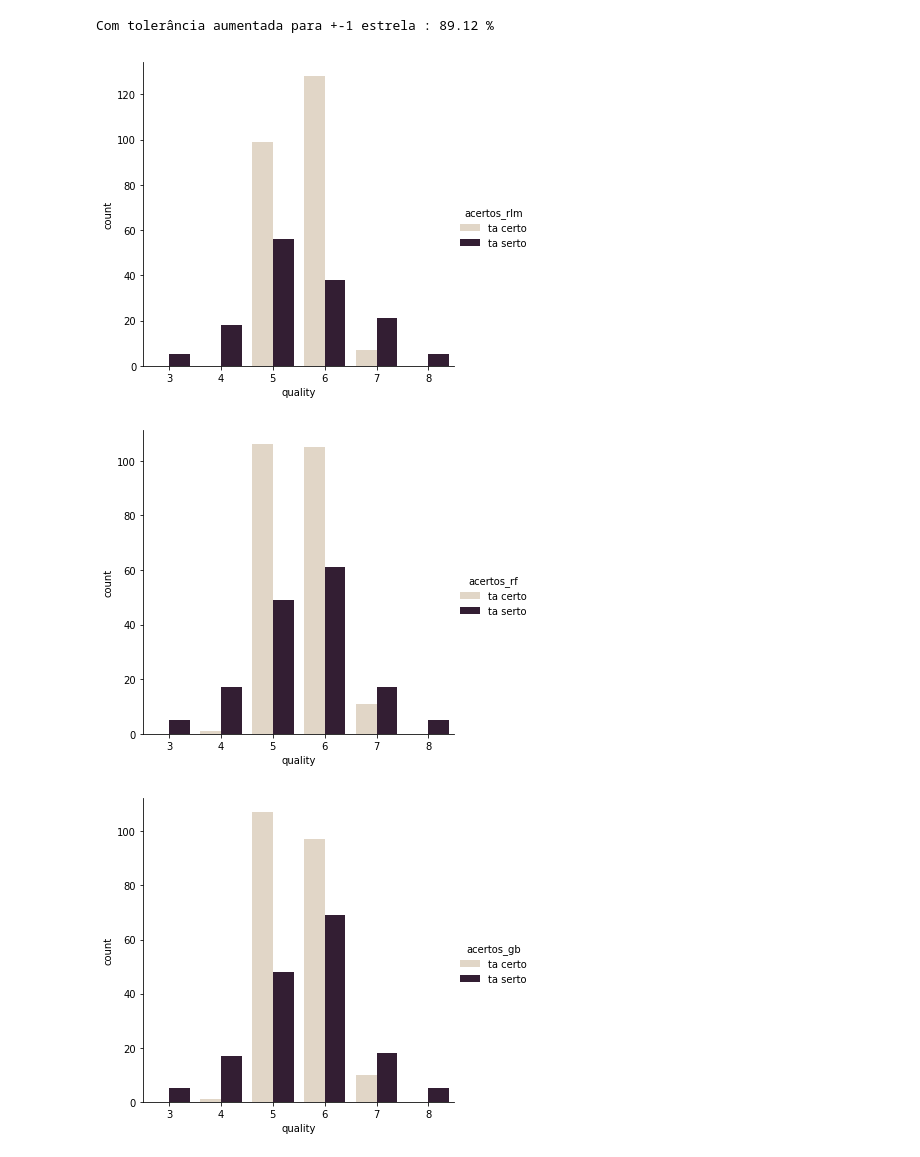
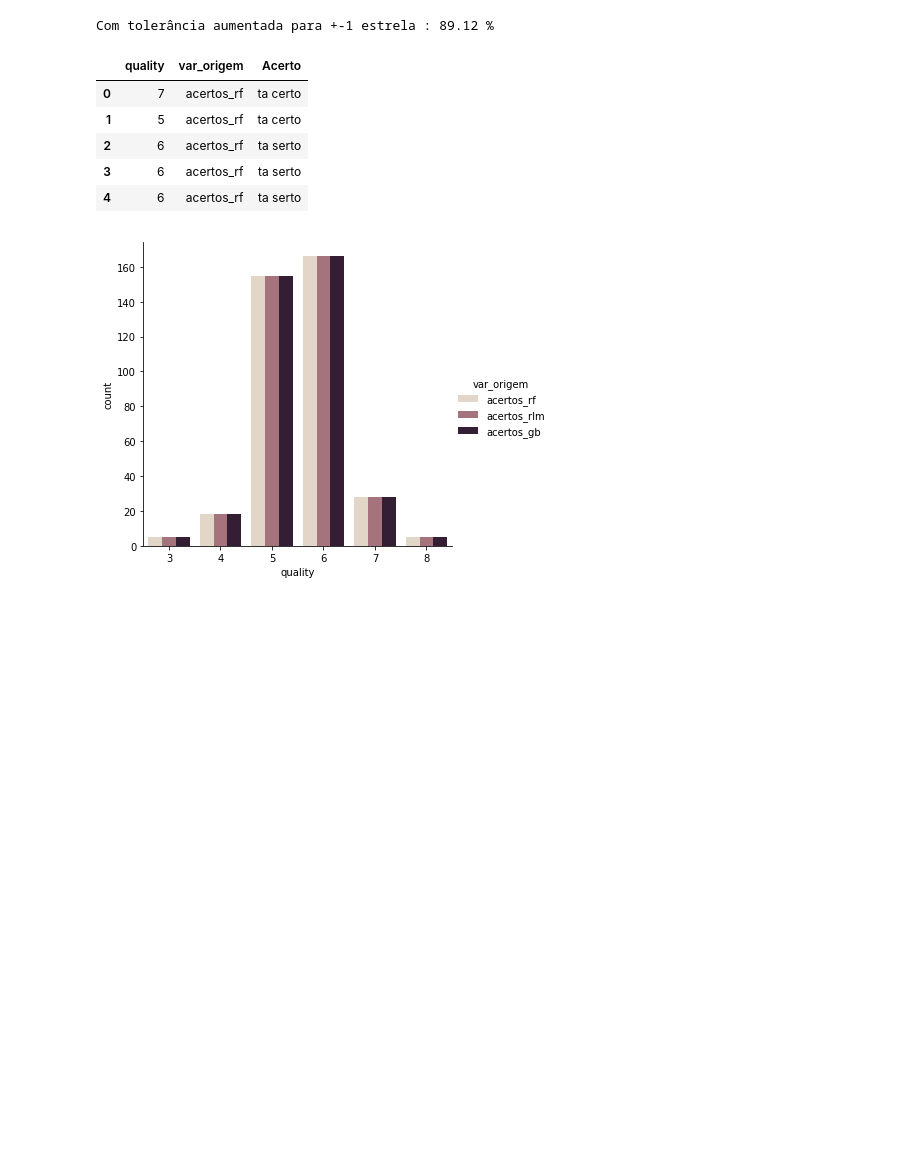
Before and after one commit to robertoschno/Projeto_Final_CD, a Jupyter notebook: Wine_quality_pred.ipynb, the cells around one changed output. Drawn from its saved outputs; the diff is of its cells as text; code cells hidden in the pictures; blank space fills up the shorter version.

```diff
--- a/Wine_quality_pred.ipynb
+++ b/Wine_quality_pred.ipynb
@@ -449,15 +449,24 @@ Precisão da regressão por Gradient Boosting: 57.03 %
 tolerancia_count(dadost, '_gb')
 # %% [output]
 Com tolerância aumentada para +-1 estrela : 89.12 %
+# %%
+dadosm=dadost[['acertos_rf','quality','acertos_rlm','acertos_gb']]
+# %%
+dadosmelt=dadosm.melt(id_vars=["quality"],
+            var_name="var_origem",
+            value_name="Acerto")
+# %%
+dadosmelt=dadosmelt.loc[]
+# %% [output]
+|  | quality | var_origem | Acerto |
+| 0 | 7 | acertos_rf | ta certo |
+| 1 | 5 | acertos_rf | ta certo |
+| 2 | 6 | acertos_rf | ta serto |
+| 3 | 6 | acertos_rf | ta serto |
+| 4 | 6 | acertos_rf | ta serto |
 # %%
-p1=sns.catplot(x="quality",hue="acertos_rlm", kind="count", palette="ch:.25", data=dadost)
-
-p2=sns.catplot(x="quality",hue="acertos_rf", kind="count", palette="ch:.25", data=dadost)
-
-p3=sns.catplot(x="quality",hue="acertos_gb", kind="count", palette="ch:.25", data=dadost)
+p1=sns.catplot(x="quality",hue="var_origem", kind="count", palette="ch:.25", data=dadosmelt)
 
 plt.show()
 # %% [output]
-[figure, old version]
+[figure, new version]
-[figure, removed]
-[figure, removed]
```
